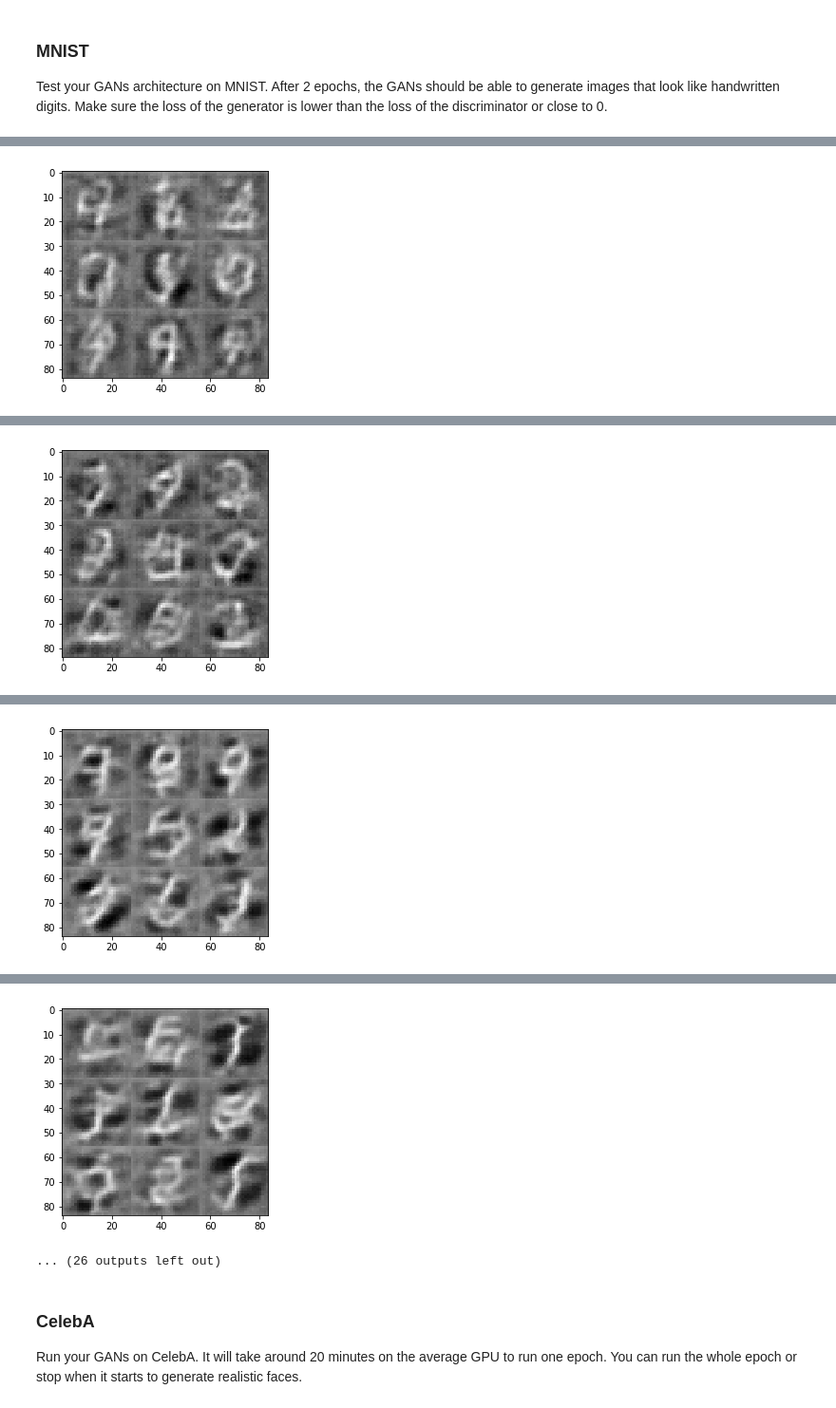
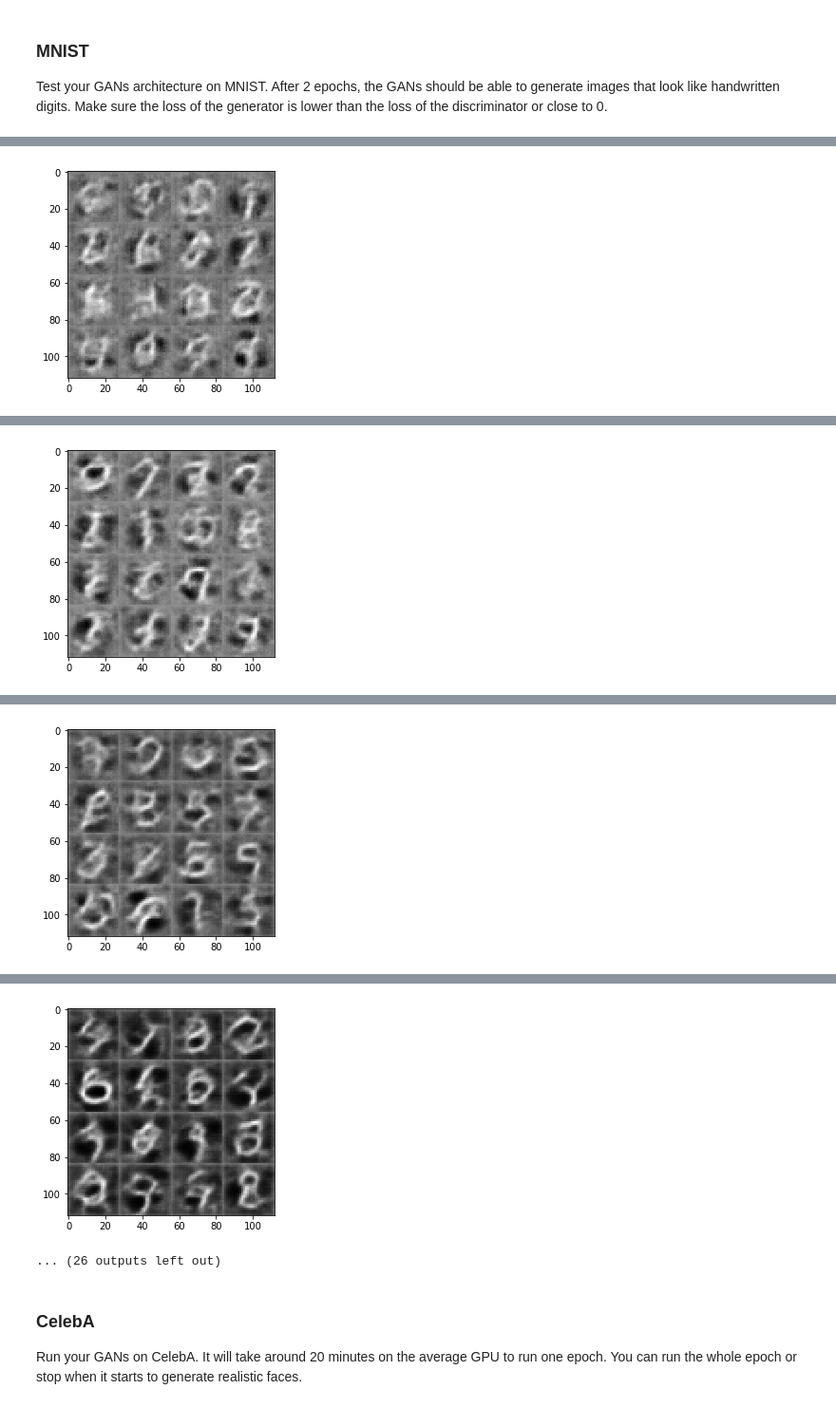
Before and after one commit to avidalh/udacity-dlnd-P5, a Jupyter notebook: dlnd_face_generation.ipynb, the cells around one changed output, grey strips where cells are left out. Shown at 95% size. Saved outputs shown, nothing was run; the diff lists cells and outputs as text; code cells hidden in the pictures.

```diff
--- a/dlnd_face_generation.ipynb
+++ b/dlnd_face_generation.ipynb
@@ -361,7 +365,7 @@ def train(epoch_count, batch_size, z_dim, learning_rate, beta1, get_batches, dat
     d_loss, g_loss = model_loss(real_input, z_input, img_d)
     d_opt, g_opt = model_opt(d_loss, g_loss, learning_rate, beta1)
 
-    tile_size = 9
+    tile_size = 16  #images per tile
     iteration = 0
     with tf.Session() as sess:
         sess.run(tf.global_variables_initializer())
@@ -375,7 +379,7 @@ def train(epoch_count, batch_size, z_dim, learning_rate, beta1, get_batches, dat
                 _ = sess.run(d_opt, feed_dict={real_input: batch_images, z_input: z, lr:learning_rate})
                 _ = sess.run(g_opt, feed_dict={z_input: z, lr:learning_rate})
 
-                if iteration % 50 == 0:
+                if iteration % 25 == 0:
                     dis_train_loss = d_loss.eval({z_input: z, real_input: batch_images})
                     gen_train_loss = g_loss.eval({z_input: z})
                     print("Epoch {}/{}...".format(epoch_i+1, epochs),
@@ -392,8 +396,9 @@ Test your GANs architecture on MNIST.  After 2 epochs, the GANs should be able t
 # %%
 batch_size = 64  #64  #20  #5
 z_dim = 100  #255
-learning_rate = .0005  # .001  #0.0001
-beta1 = .6  #.7 #.8 #.5
+learning_rate = .0006  # .001  #0.0001
+beta1 = .5  #.6 #.7 #.8 #.5
+
 
 """
 DON'T MODIFY ANYTHING IN THIS CELL THAT IS BELOW THIS LINE
@@ -416 +427 @@ Epoch 1/2... Discriminator Loss: 0.4339... Generator Loss: 1.6723
-[figure, old version]
+[figure, new version]
@@ -419 +432 @@ Epoch 1/2... Discriminator Loss: 0.8192... Generator Loss: 0.9332
-[figure, old version]
+[figure, new version]
@@ -422 +437 @@ Epoch 1/2... Discriminator Loss: 0.6136... Generator Loss: 1.1366
-[figure, old version]
+[figure, new version]
@@ -425,4 +442,4 @@ Epoch 1/2... Discriminator Loss: 0.6669... Generator Loss: 1.9994
-[figure, old version]
+[figure, new version]
 ... (26 outputs left out)
 # %% [markdown]
 ### CelebA
```
Also changed, not shown: parts of 9 cells of this notebook, 1 other file.
